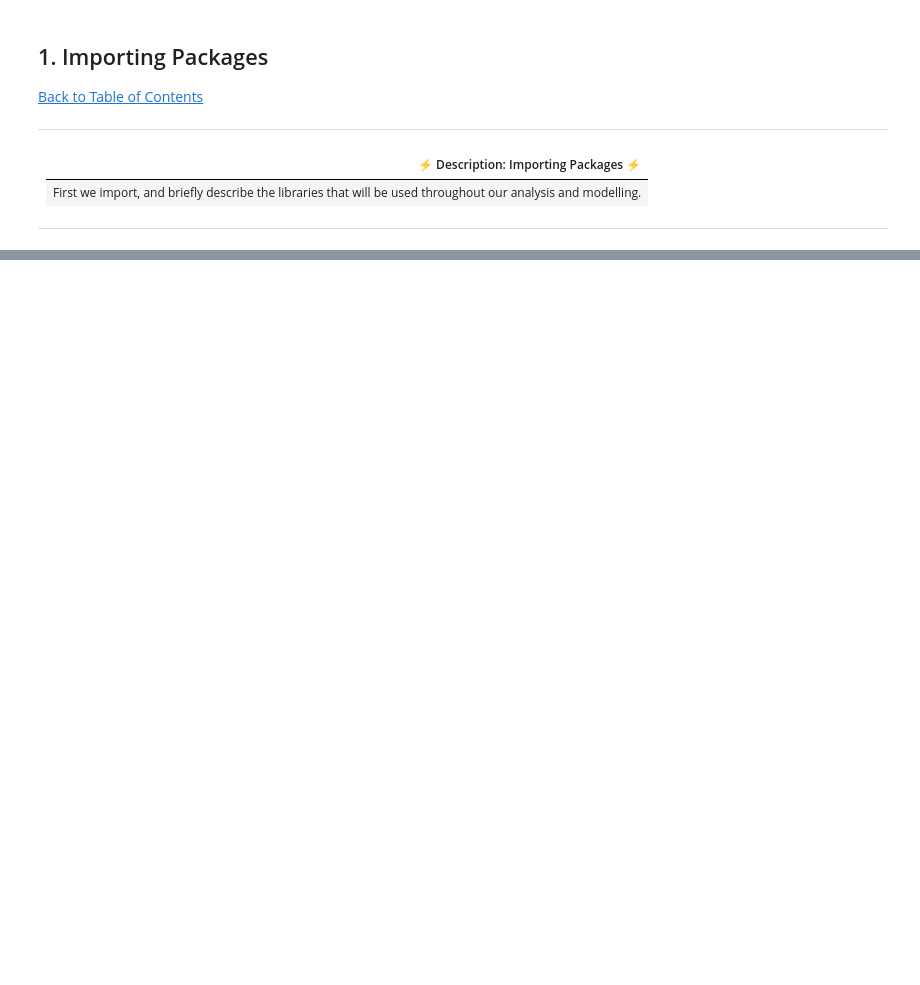
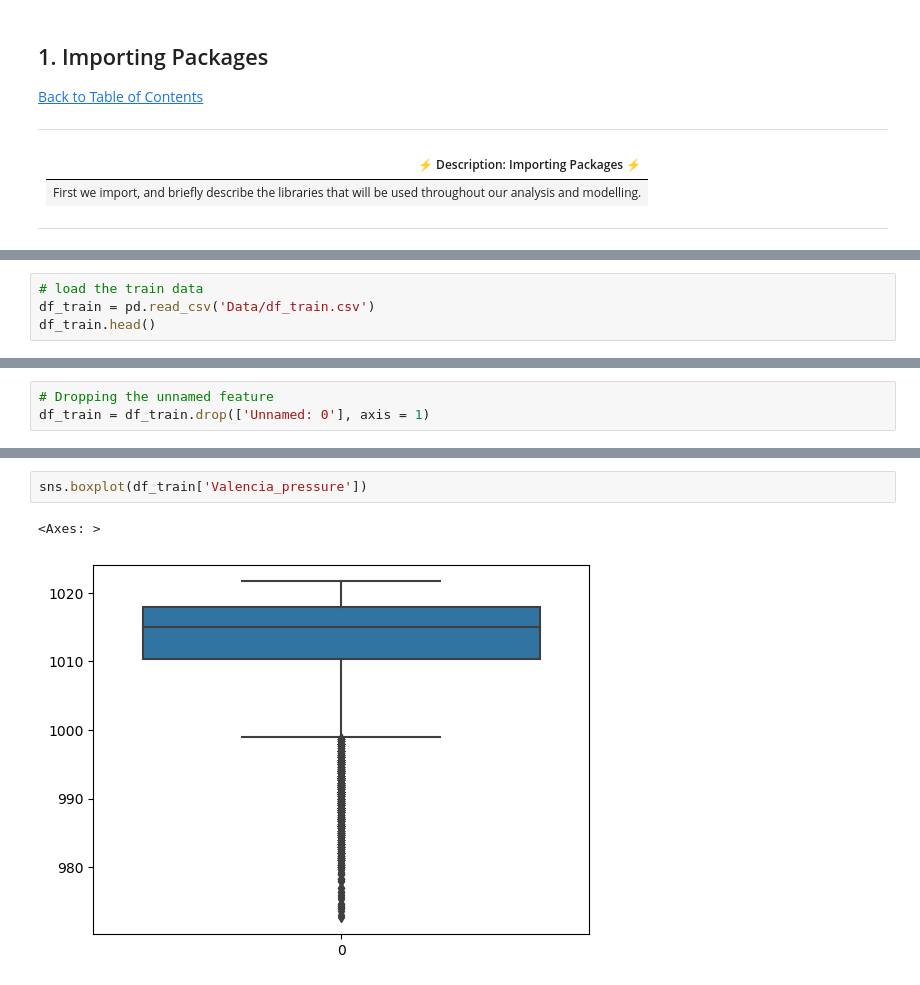
Before and after one commit to YinkaOlusola/Energy_Demand_Shortfall_Prediction-Advanced_Regression, a Jupyter notebook: project_notebook.ipynb, the cells around one changed output, grey strips where cells are left out. Cells and saved outputs as stored; diff of their text form; blank space fills up the shorter version.

Commit message:
Exploratory Data Analysis

```diff
--- a/project_notebook.ipynb
+++ b/project_notebook.ipynb
@@ -96,0 +138,4 @@ Our team of data scientists have been tasked with creating a model that would he
+# %%
+# load the train data
+df_train = pd.read_csv('Data/df_train.csv')
+df_train.head()
@@ -96,0 +215,3 @@ Our team of data scientists have been tasked with creating a model that would he
+# %%
+# Dropping the unnamed feature
+df_train = df_train.drop(['Unnamed: 0'], axis = 1)
@@ -96,0 +329,5 @@ Our team of data scientists have been tasked with creating a model that would he
+# %%
+sns.boxplot(df_train['Valencia_pressure'])
+# %% [output]
+<Axes: >
+[figure, added]
```
Also changed, not shown: parts of 84 cells of this notebook, 1 other file.
